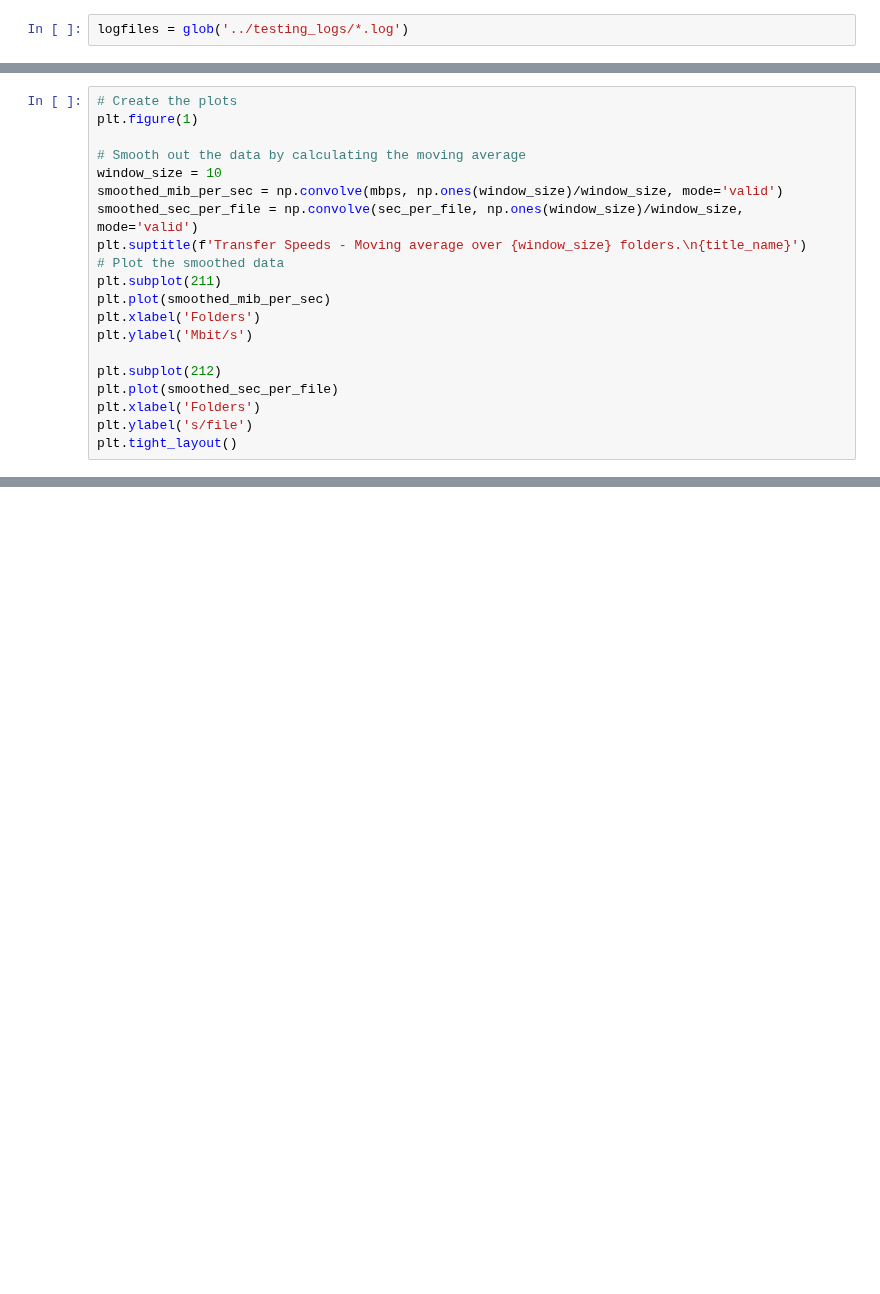
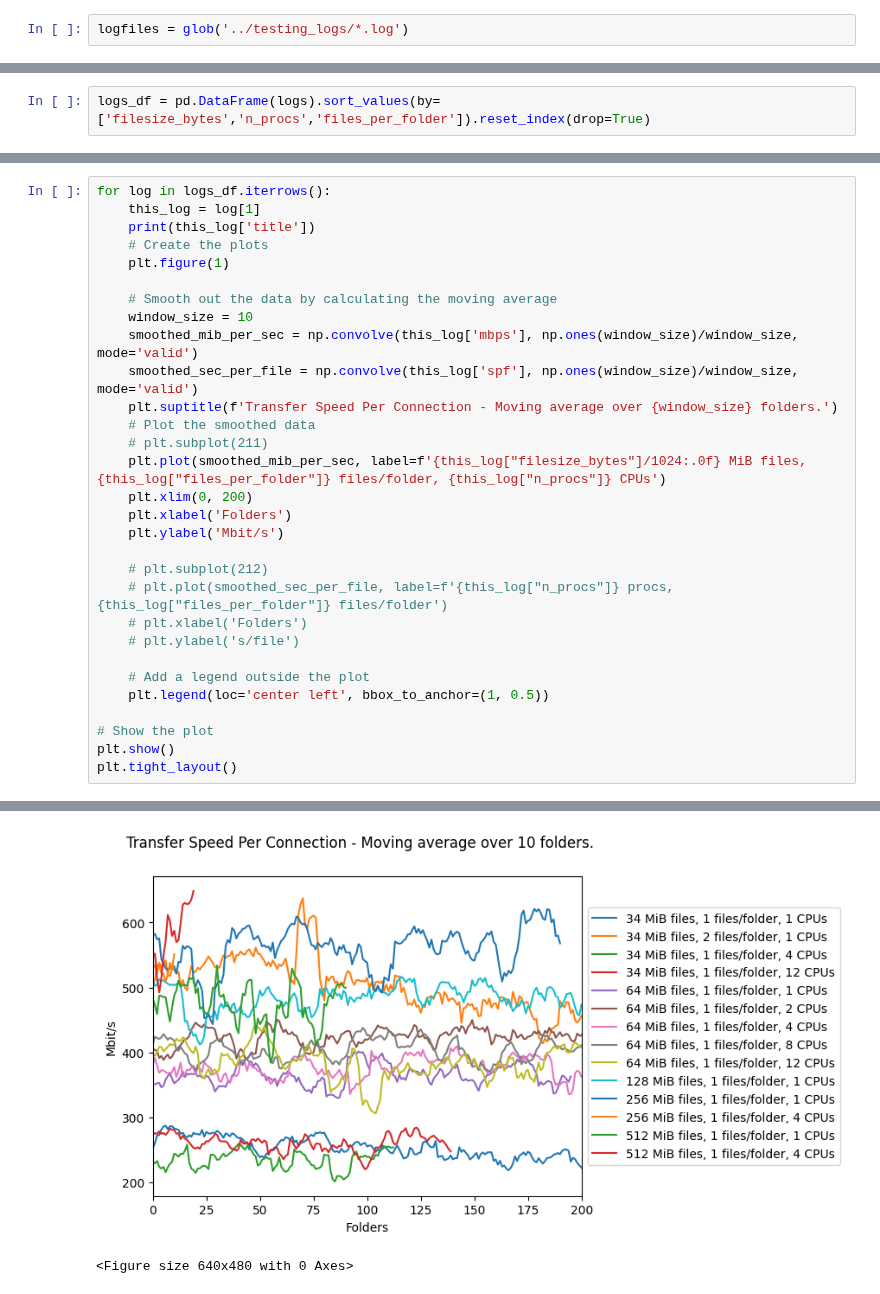
Before and after one commit to lsst-uk/csd3-echo-somerville, a Jupyter notebook: csd3-side/notebooks/transfer_speeds.ipynb, the cells around one changed output, grey strips where cells are left out. Saved outputs shown, nothing was run; the diff lists cells and outputs as text; blank space fills up the shorter version.

Commit message:
building transfer_speds.ipynb

```diff
--- a/csd3-side/notebooks/transfer_speeds.ipynb
+++ b/csd3-side/notebooks/transfer_speeds.ipynb
@@ -47,0 +92,2 @@ with open(logfile, 'r') as lf:
+# %%
+logs_df = pd.DataFrame(logs).sort_values(by=['filesize_bytes','n_procs','files_per_folder']).reset_index(drop=True)
@@ -48,20 +112,31 @@ with open(logfile, 'r') as lf:
 # %%
-# Create the plots
-plt.figure(1)
+for log in logs_df.iterrows():
+    this_log = log[1]
+    print(this_log['title'])
+    # Create the plots
+    plt.figure(1)
 
-# Smooth out the data by calculating the moving average
-window_size = 10
-smoothed_mib_per_sec = np.convolve(mbps, np.ones(window_size)/window_size, mode='valid')
-smoothed_sec_per_file = np.convolve(sec_per_file, np.ones(window_size)/window_size, mode='valid')
-plt.suptitle(f'Transfer Speeds - Moving average over {window_size} folders.\n{title_name}')
-# Plot the smoothed data
-plt.subplot(211)
-plt.plot(smoothed_mib_per_sec)
-plt.xlabel('Folders')
-plt.ylabel('Mbit/s')
+    # Smooth out the data by calculating the moving average
+    window_size = 10
+    smoothed_mib_per_sec = np.convolve(this_log['mbps'], np.ones(window_size)/window_size, mode='valid')
+    smoothed_sec_per_file = np.convolve(this_log['spf'], np.ones(window_size)/window_size, mode='valid')
+    plt.suptitle(f'Transfer Speed Per Connection - Moving average over {window_size} folders.')
+    # Plot the smoothed data
+    # plt.subplot(211)
+    plt.plot(smoothed_mib_per_sec, label=f'{this_log["filesize_bytes"]/1024:.0f} MiB files, {this_log["files_per_folder"]} files/folder, {this_log["n_procs"]} CPUs')
+    plt.xlim(0, 200)
+    plt.xlabel('Folders')
+    plt.ylabel('Mbit/s')
 
-plt.subplot(212)
-plt.plot(smoothed_sec_per_file)
-plt.xlabel('Folders')
-plt.ylabel('s/file')
+    # plt.subplot(212)
+    # plt.plot(smoothed_sec_per_file, label=f'{this_log["n_procs"]} procs, {this_log["files_per_folder"]} files/folder')
+    # plt.xlabel('Folders')
+    # plt.ylabel('s/file')
+
+    # Add a legend outside the plot
+    plt.legend(loc='center left', bbox_to_anchor=(1, 0.5))
+
+# Show the plot
+plt.show()
 plt.tight_layout()
+# %% [output]
@@ -67,0 +157,2 @@ plt.tight_layout()
+[figure, added]
+<Figure size 640x480 with 0 Axes>
```
Also changed, not shown: parts of 6 cells of this notebook.
